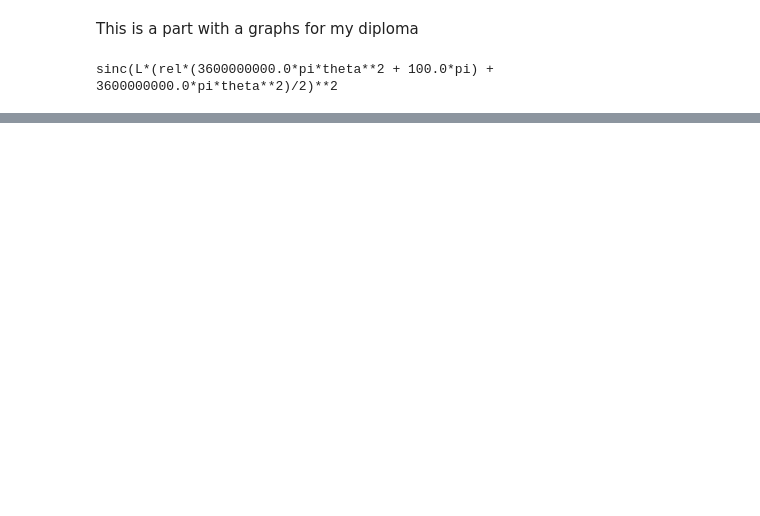
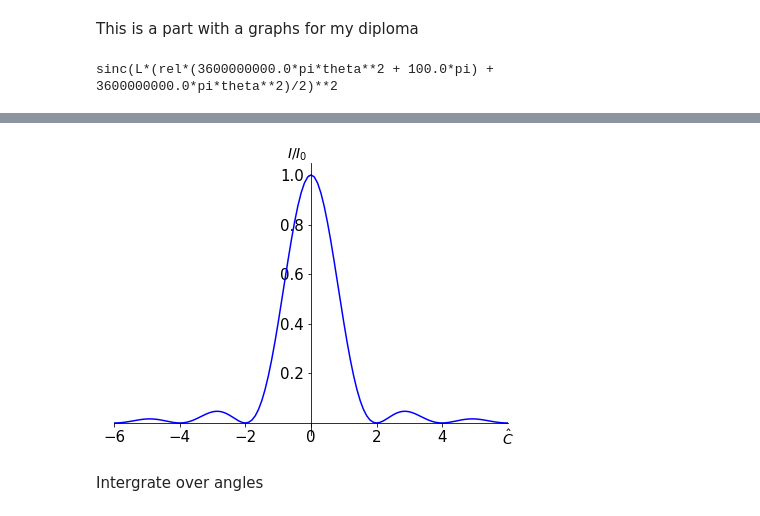
Before and after one commit to TrebAndrew/SKIF_XAS_beamline, a Jupyter notebook: SypPy_examp/Intesity_dist_spec.ipynb, the cells around one changed output, grey strips where cells are left out. Cells and saved outputs as stored; diff of their text form; code cells hidden in the pictures; blank space fills up the shorter version.

Commit message:
intoduced norm units and draw integrated over angles spec

```diff
--- a/SypPy_examp/Intesity_dist_spec.ipynb
+++ b/SypPy_examp/Intesity_dist_spec.ipynb
@@ -67,0 +75,41 @@ plt.show()
+# %%
+def Inten(C, theta):
+    return (np.sinc(C/2) + theta**2/4)**2
+
+C = np.arange(-6.5,6.5, 0.1)
+theta = np.arange(-6.5,6.5, 0.1)
+theta = 0
+plt.figure(figsize=(1.5*4,1.5*3))
+plt.plot(C, Inten(C, theta), color='blue')
+
+plt.xlabel(r'$\hat{C}$', fontsize=14, labelpad = 0.0)
+y = plt.ylabel(r'$I/I_0$', fontsize=14, labelpad = 0.0, rotation=90)
+y.set_rotation(0)
+
+plt.xticks([-6, -4, -2, 0, 2, 4],fontsize=14)
+        #  [r'$-\pi$', r'$-\pi/2$', r'$0$', r'$+\pi/2$', r'$+\pi$'])
+
+plt.yticks([0.2, 0.4,0.6,0.8, 1.0], fontsize=14)
+        #  [r'$-1$', r'$0$', r'$+1$'])
+
+ax = plt.gca()
+ax.spines['right'].set_color('none')
+ax.spines['top'].set_color('none')
+ax.xaxis.set_ticks_position('bottom')
+ax.spines['bottom'].set_position(('data',0))
+ax.yaxis.set_ticks_position('left')
+ax.spines['left'].set_position(('data',0))
+ax.xaxis.set_label_coords(1, 0.025)
+ax.yaxis.set_label_coords(0.465, 1.0)
+for label in ax.get_xticklabels() + ax.get_yticklabels():
+    label.set_fontsize(15)
+    label.set_bbox(dict(facecolor='white', edgecolor='None', alpha=0.01))
+
+plt.xlim(-6, 6)
+plt.tight_layout()
+plt.savefig('/home/andrei/Documents/SKIF_XAS_beamline/TeXDoc/pic/spec_C.pdf')#, bbox_inches='tight')
+plt.show()
+# %% [output]
+[figure, added]
+# %% [markdown]
+Intergrate over angles
```
Also changed, not shown: parts of 4 cells of this notebook, 11 other files.
